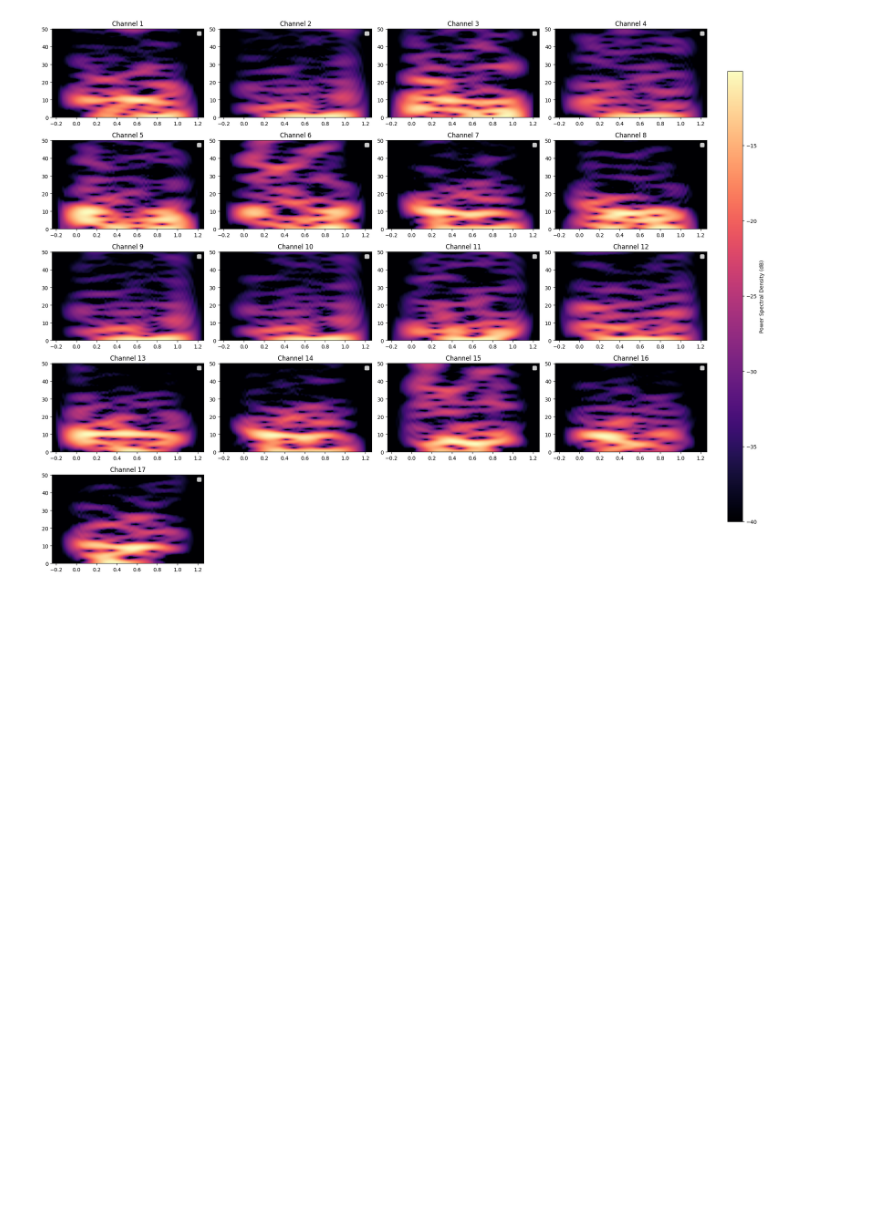
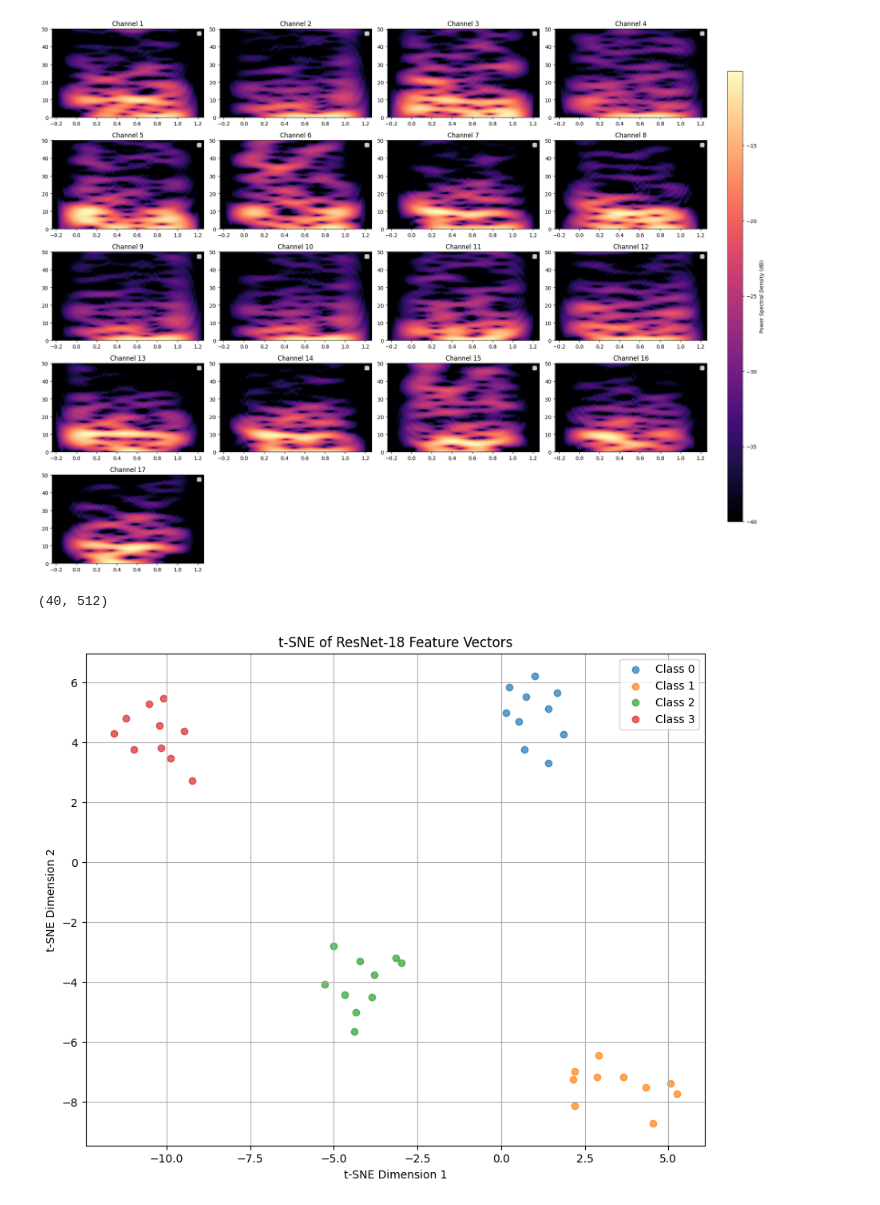
Before and after one commit to aditisaxena12/DecodeEEG, a Jupyter notebook: src/visualize/data_analysis.ipynb, the cells around one changed output. Saved outputs shown, nothing was run; the diff lists cells and outputs as text; code cells hidden in the pictures; blank space fills up the shorter version.

Commit message:
Added TSNE plot for feature vectors

```diff
--- a/src/visualize/data_analysis.ipynb
+++ b/src/visualize/data_analysis.ipynb
@@ -2,6 +2,7 @@
 # define the paths to data folders
 path_to_images = "/home/aditis/decodingEEG/DecodeEEG/data/images/"
 path_to_eeg = "/home/aditis/decodingEEG/DecodeEEG/data/PreprocessedEEG/"
+path_to_features = "/home/aditis/decodingEEG/DecodeEEG/data/feature_vectors/"
 # %%
 # define the image to vector class used for extraction
 
@@ -213,3 +214,55 @@ plt.show()
 # %% [output]
 (17, 401, 75)
 [figure]
+# %%
+import numpy as np
+import matplotlib.pyplot as plt
+from sklearn.manifold import TSNE
+import os
+
+# Initialize an empty list to store the loaded arrays
+data = []
+
+classes = ["00001_aardvark/", "00002_abacus/" ,"00045_baby/", "00553_football/"]
+
+for clas in classes:
+    feature_path  = path_to_features + "training/" + clas
+    files = os.listdir(feature_path)
+    for file in files:
+        if file.endswith('.npy'):  # Ensure it's a .npy file
+            file_path = feature_path + file
+            array = np.load(file_path)  # Load the .npy file
+            data.append(array)         # Append to the list
+
+
+# Convert the list of arrays into a matrix
+matrix = np.vstack(data)  # Stack arrays vertically
+
+# Verify the shape
+print(matrix.shape)  # Output: (30, 512)
+
+
+# Replace these with your actual feature vectors and labels
+#X = np.random.rand(30, 512)  # Replace with ResNet-18 feature vectors (e.g., shape (30, 512))
+y = np.array([0] * 10 + [1] * 10 + [2] * 10 + [3] * 10)  # Class labels for 3 classes
+
+# Apply t-SNE
+tsne = TSNE(n_components=2, random_state=42, perplexity=10, n_iter=1000)
+X_embedded = tsne.fit_transform(matrix)  # Shape (30, 2)
+
+# Plot t-SNE
+plt.figure(figsize=(10, 8))
+for class_label in np.unique(y):
+    plt.scatter(X_embedded[y == class_label, 0],
+                X_embedded[y == class_label, 1],
+                label=f"Class {class_label}", alpha=0.7)
+
+plt.title("t-SNE of ResNet-18 Feature Vectors")
+plt.xlabel("t-SNE Dimension 1")
+plt.ylabel("t-SNE Dimension 2")
+plt.legend()
+plt.grid(True)
+plt.show()
+# %% [output]
+(40, 512)
+[figure, added]
```
